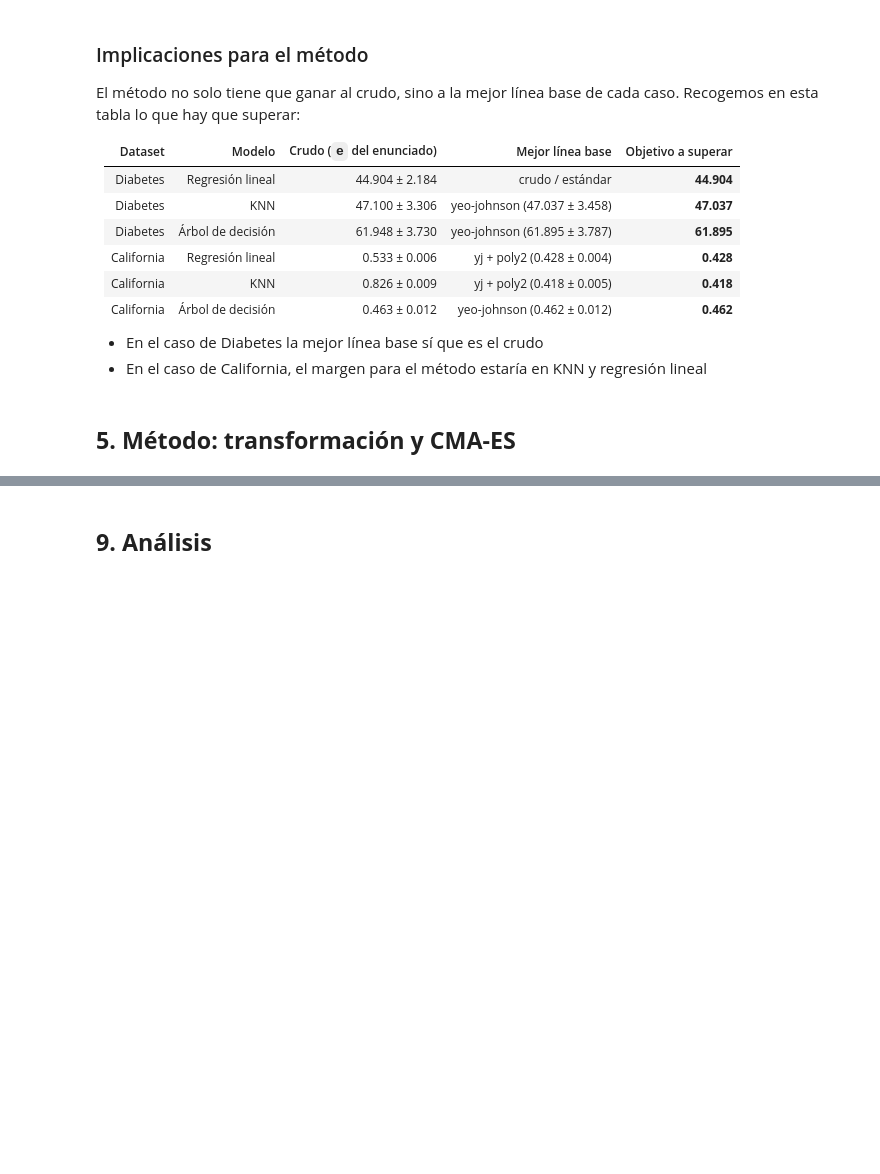
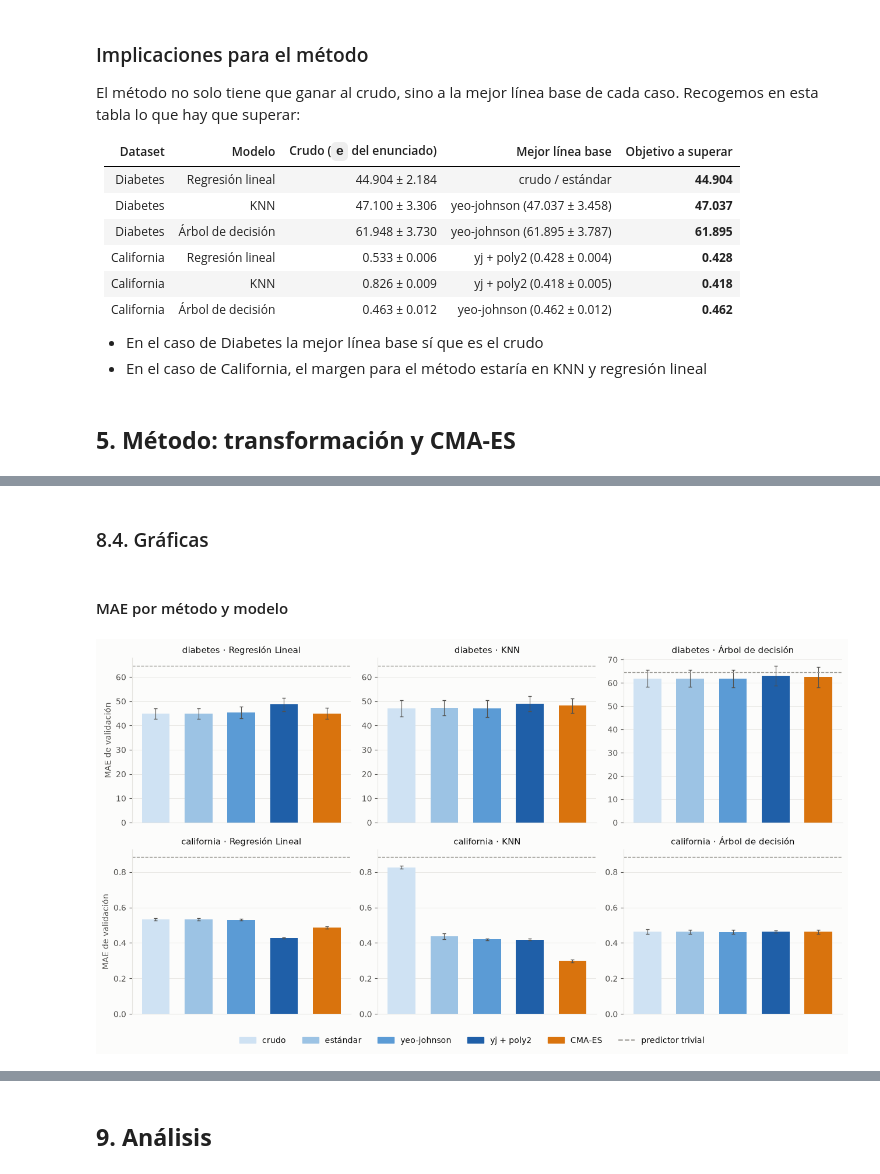
Before and after one commit to lopsal-1331/PTCA-FINAL-IA-BIOLOGICA, a Jupyter notebook: ptca-ia-bio-andrea-lopez-salazar.ipynb, the cells around one changed output, grey strips where cells are left out. Saved outputs shown, nothing was run; the diff lists cells and outputs as text; code cells hidden in the pictures; blank space fills up the shorter version.

```diff
--- a/ptca-ia-bio-andrea-lopez-salazar.ipynb
+++ b/ptca-ia-bio-andrea-lopez-salazar.ipynb
@@ -370,0 +836,48 @@ El método no solo tiene que ganar al crudo, sino a la mejor línea base de cada
+# %% [markdown]
+### 8.4. Gráficas
+# %%
+sup, tinta, tinta2, rejilla = "#fcfcfb", "#0b0b0b", "#52514e", "#e6e5e1"
+naranja, gris = "#d9730d", "#9a9893"
+azules = ["#cfe2f3", "#9cc3e4", "#5b9bd5", "#1f5fa8"]
+
+color = {m: azules[min(i, len(azules) - 1)] for i, m in enumerate(bases)}
+color["CMA-ES"] = naranja
+color[trivial]  = gris
+
+plt.rcParams.update({
+    "figure.facecolor": sup, "axes.facecolor": sup, "savefig.facecolor": sup,
+    "axes.edgecolor": rejilla, "axes.labelcolor": tinta2,
+    "xtick.color": tinta2, "ytick.color": tinta2,
+    "text.color": tinta, "axes.titlecolor": tinta,
+    "axes.grid": True, "grid.color": rejilla, "grid.linewidth": 0.6,
+    "axes.axisbelow": True, "axes.spines.top": False, "axes.spines.right": False,
+    "font.size": 10, "axes.titlesize": 11, "axes.titleweight": "normal",
+    "legend.frameon": False,
+})
+from matplotlib.patches import Patch
+from matplotlib.lines import Line2D
+# %% [markdown]
+#### MAE por método y modelo
+# %%
+fig, ejes = plt.subplots(len(datos), 3, figsize=(13, 7))
+for i, nombre in enumerate(datos):
+    triv = todos[(todos.dataset == nombre) & (todos.metodo == trivial)].mae.mean()
+    for j, modelo in enumerate(modelos):
+        ax  = ejes[i, j]
+        sub = (todos[(todos.dataset == nombre) & (todos.modelo == modelo)]
+               .groupby("metodo").mae.agg(["mean", "std"]).loc[metodos])
+        ax.bar(range(len(sub)), sub["mean"], yerr=sub["std"], width=0.65,
+               color=[color[m] for m in sub.index],
+               error_kw=dict(ecolor=tinta2, elinewidth=0.8, capsize=2))
+        ax.axhline(triv, color=gris, ls="--", lw=1)
+        ax.set_xticks([])
+        ax.set_title(f"{nombre} · {modelo}")
+        if j == 0:
+            ax.set_ylabel("MAE de validación")
+handles = [Patch(color=color[m], label=m) for m in metodos] + \
+          [Line2D([0], [0], color=gris, ls="--", label="predictor trivial")]
+fig.legend(handles=handles, loc="lower center", ncol=len(handles), bbox_to_anchor=(0.5, -0.02))
+fig.tight_layout(rect=(0, 0.04, 1, 1))
+plt.show()
+# %% [output]
+[figure, added]
```
Also changed, not shown: parts of 47 cells of this notebook, 4 other files.
